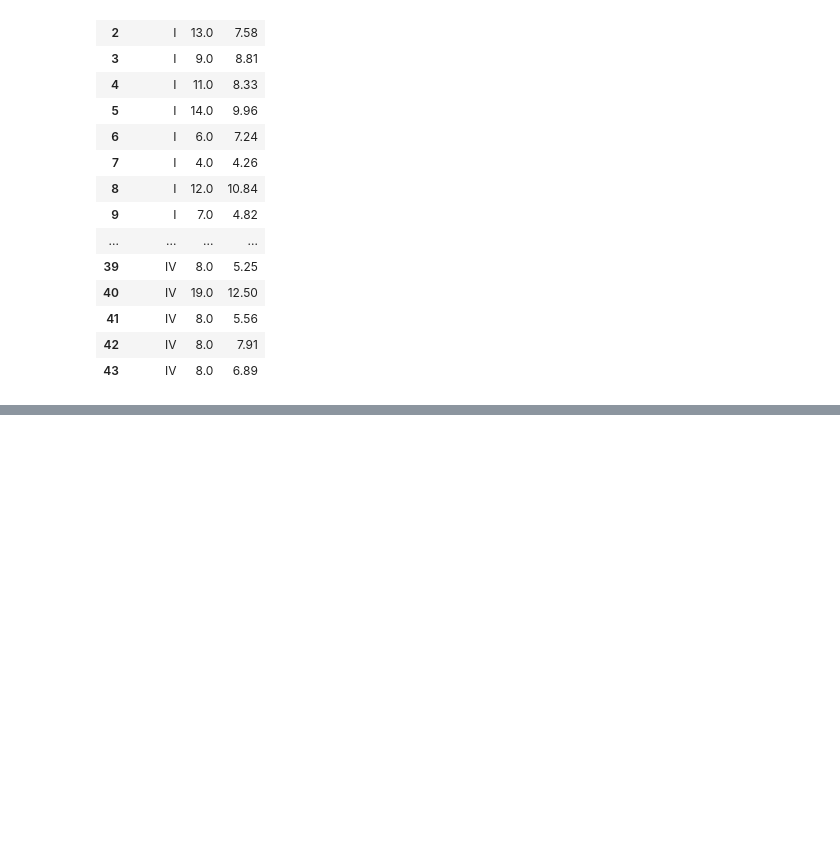
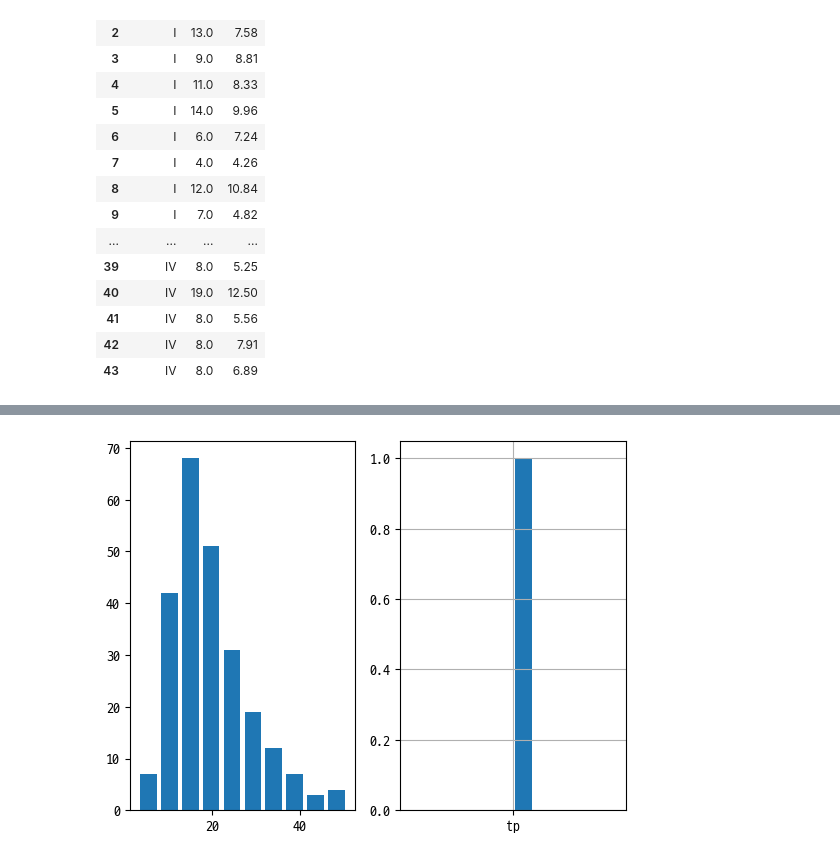
Before and after one commit to cherrima/hipython, a Jupyter notebook: 43.visualization.ipynb, the cells around one changed output, grey strips where cells are left out. Saved outputs shown, nothing was run; the diff lists cells and outputs as text; code cells hidden in the pictures; blank space fills up the shorter version.

```diff
--- a/43.visualization.ipynb
+++ b/43.visualization.ipynb
@@ -27,0 +73,3 @@ anscombe
+# %%
+tips_df = sns.load_dataset('tips')
+tips_df
@@ -27,0 +90,14 @@ anscombe
+# %%
+# Total Bill vs Tip
+
+plt.subplot(1,2,1)
+plt.hist(data=tips_df, x='total_bill', bins=10, rwidth=0.8)
+
+
+plt.subplot(1,2,2)
+plt.hist(data=tips_df, x='tp', bins=10, rwidth=0.8)
+
+plt.grid()
+plt.show()
+# %% [output]
+[figure, added]
```
Also changed, not shown: parts of 15 cells of this notebook, 1 other file.
